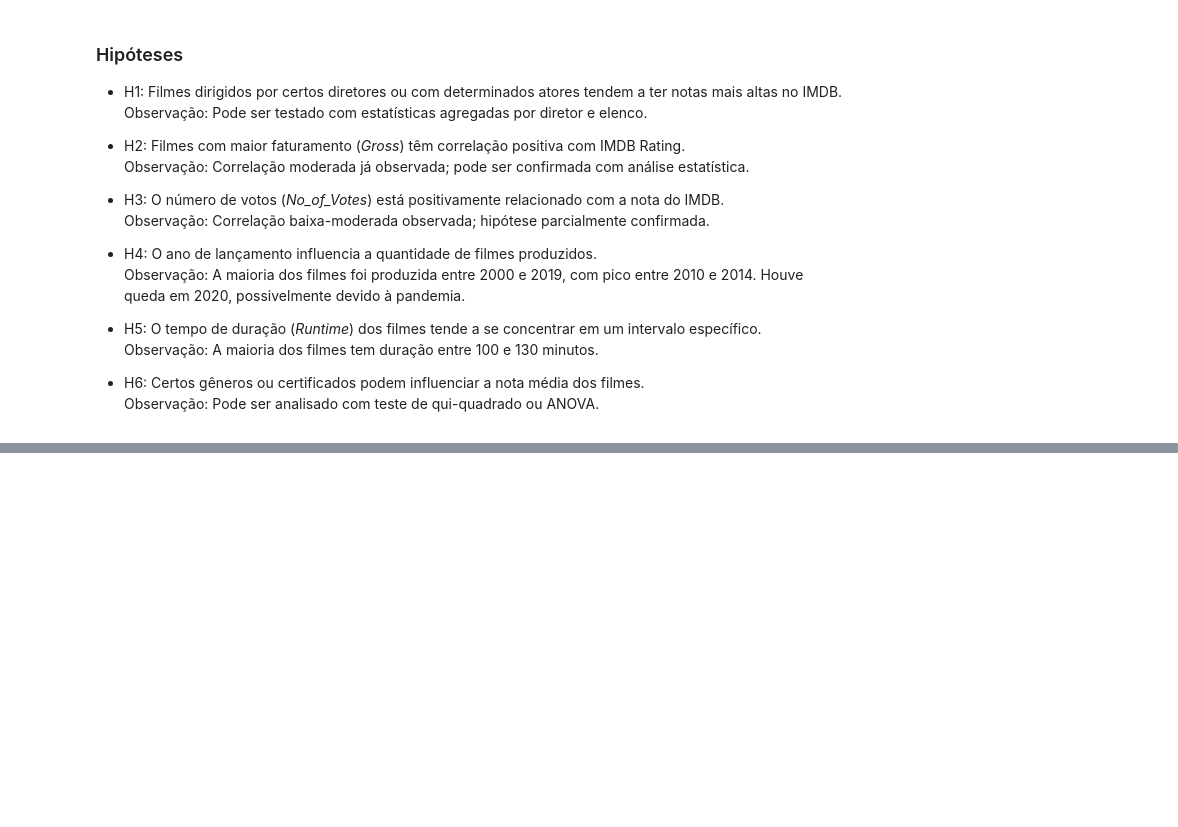
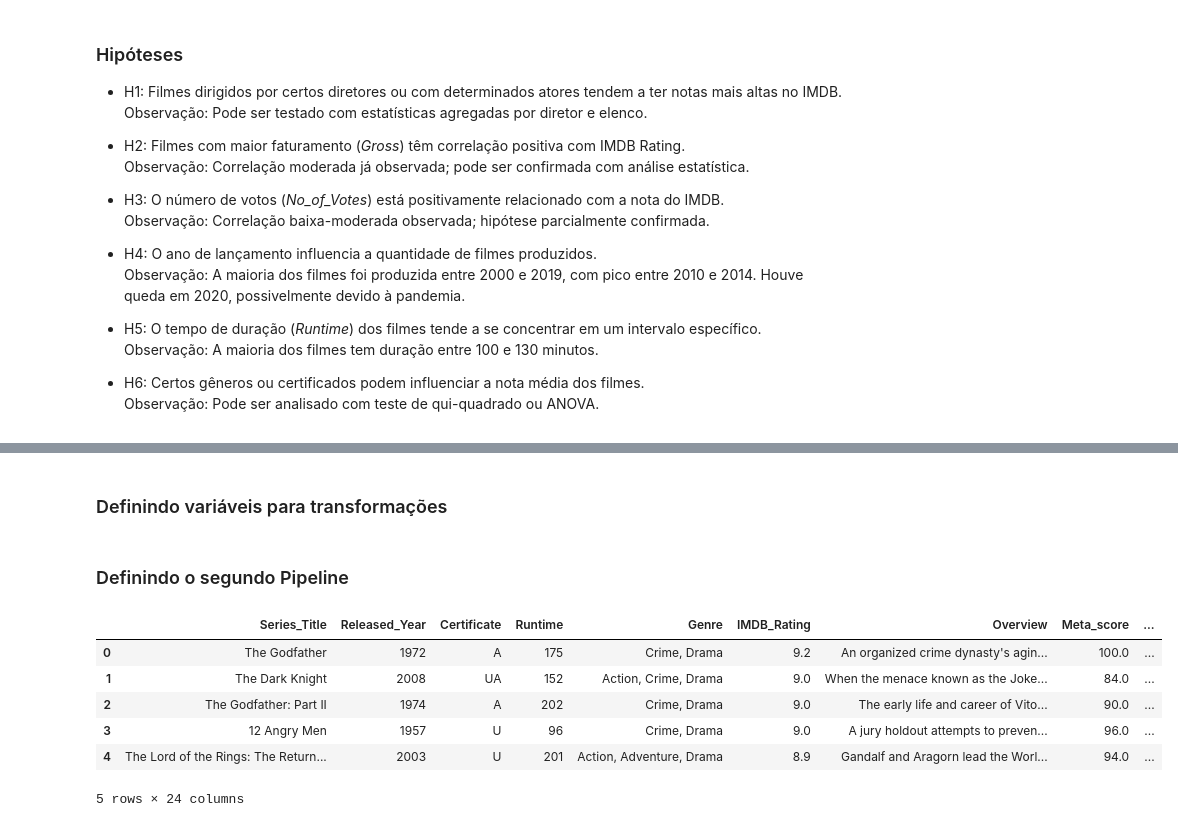
Before and after one commit to thiagogsdsa/LH_CD_THIAGO_GS, a Jupyter notebook: notebooks/1.0.lh_cd_thiago_gs.ipynb, the cells around one changed output, grey strips where cells are left out. Saved outputs shown, nothing was run; the diff lists cells and outputs as text; code cells hidden in the pictures; blank space fills up the shorter version.

```diff
--- a/notebooks/1.0.lh_cd_thiago_gs.ipynb
+++ b/notebooks/1.0.lh_cd_thiago_gs.ipynb
@@ -193,4 +203,5 @@ from functions import *  # Vide src/functions.py
 # Lendo CSV principal
 # %%
 # Dados do desafio
-raw_df = pd.read_csv(DATA_DIR / "desafio_indicium_imdb.csv").drop(columns= ["Unnamed: 0"], errors= "ignore")
+raw_df_0  =  pd.read_csv(DATA_DIR / "desafio_indicium_imdb.csv").drop(columns= ["Unnamed: 0"], errors= "ignore")
+raw_df = raw_df_0.copy() #Cópia de restauração
@@ -222,4 +213,0 @@ raw_df_tmdb =raw_df_tmdb [['director','popularity','budget','vote_average','reve
-# %%
-normalize =  lambda text: str(text.lower().strip())
-raw_df_tmdb['Director'] = raw_df_tmdb['Director'].astype(str).apply(normalize)
-raw_df['Director'] = raw_df['Director'].astype(str).apply(normalize)
@@ -952,0 +827,2 @@ plt.show()
+# %% [markdown]
+### Definindo variáveis para transformações
@@ -952,0 +835,2 @@ plt.show()
+# %% [markdown]
+### Definindo o segundo Pipeline
@@ -952,0 +854,11 @@ plt.show()
+# %%
+df_transformed = preprocessor_1.transform(raw_df)
+df_transformed.head()
+# %% [output]
+|  | Series_Title | Released_Year | Certificate | Runtime | Genre | IMDB_Rating | Overview | Meta_score | ... |
+| 0 | The Godfather | 1972 | A | 175 | Crime, Drama | 9.2 | An organized crime dynasty's agin... | 100.0 | ... |
+| 1 | The Dark Knight | 2008 | UA | 152 | Action, Crime, Drama | 9.0 | When the menace known as the Joke... | 84.0 | ... |
+| 2 | The Godfather: Part II | 1974 | A | 202 | Crime, Drama | 9.0 | The early life and career of Vito... | 90.0 | ... |
+| 3 | 12 Angry Men | 1957 | U | 96 | Crime, Drama | 9.0 | A jury holdout attempts to preven... | 96.0 | ... |
+| 4 | The Lord of the Rings: The Return... | 2003 | U | 201 | Action, Adventure, Drama | 8.9 | Gandalf and Aragorn lead the Worl... | 94.0 | ... |
+5 rows × 24 columns
```
Also changed, not shown: parts of 48 cells of this notebook, 4 other files.
